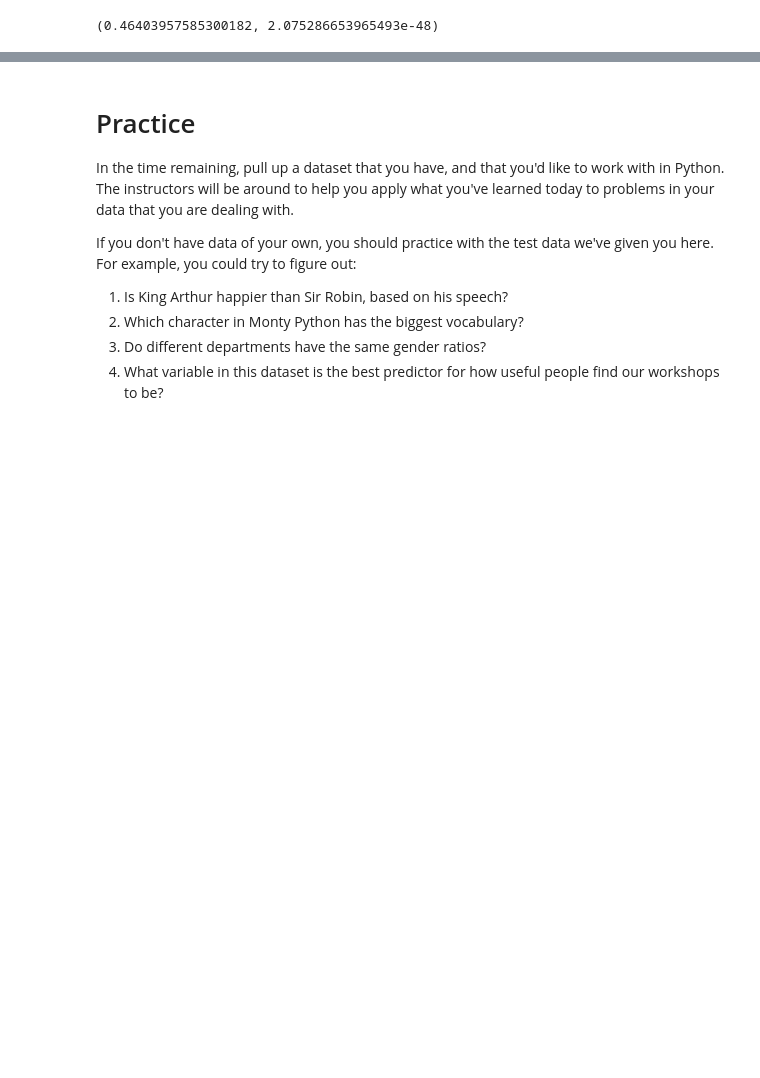
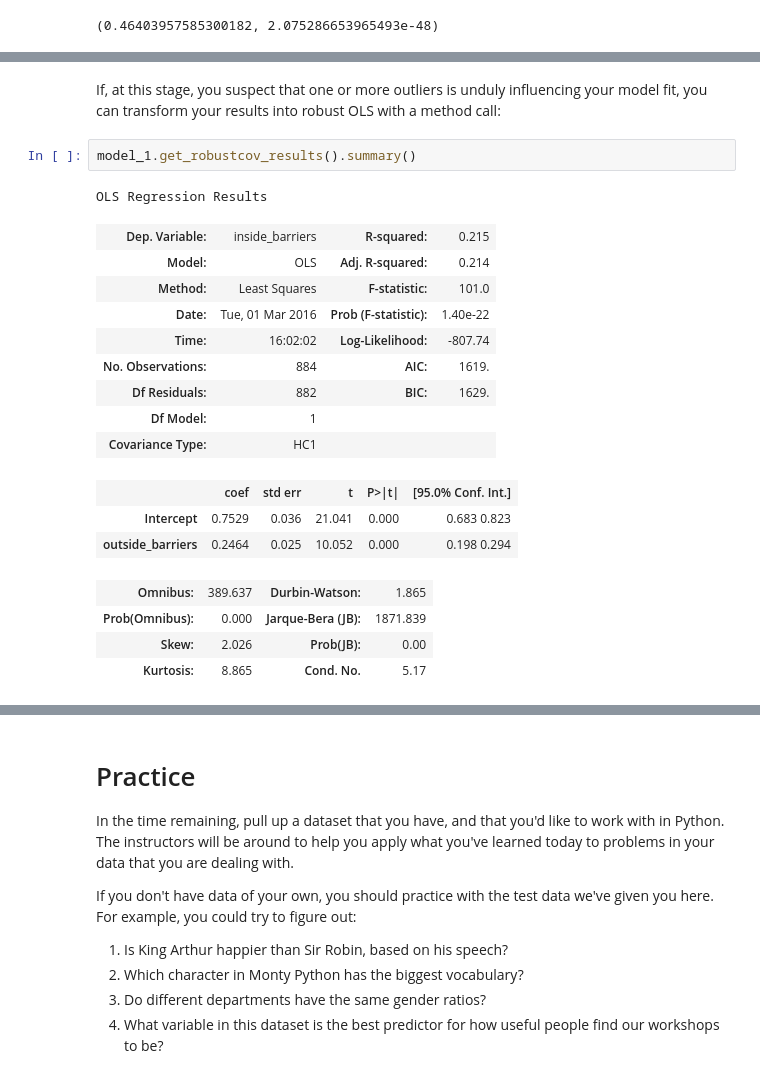
Before and after one commit to dlab-berkeley/python-for-everything, a Jupyter notebook: instructor/day_three.ipynb, the cells around one changed output, grey strips where cells are left out. Cells and saved outputs as stored; diff of their text form; blank space fills up the shorter version.

```diff
--- a/instructor/day_three.ipynb
+++ b/instructor/day_three.ipynb
@@ -787,0 +846,22 @@ You'll notice that we haven't done a whole lot of statistical analyses yet. For
+# %% [markdown]
+If, at this stage, you suspect that one or more outliers is unduly influencing your model fit, you can transform your results into robust OLS with a method call:
+# %%
+model_1.get_robustcov_results().summary()
+# %% [output]
+OLS Regression Results
+| Dep. Variable: | inside_barriers | R-squared: | 0.215 |
+| Model: | OLS | Adj. R-squared: | 0.214 |
+| Method: | Least Squares | F-statistic: | 101.0 |
+| Date: | Tue, 01 Mar 2016 | Prob (F-statistic): | 1.40e-22 |
+| Time: | 16:02:02 | Log-Likelihood: | -807.74 |
+| No. Observations: | 884 | AIC: | 1619. |
+| Df Residuals: | 882 | BIC: | 1629. |
+| Df Model: | 1 |  |  |
+| Covariance Type: | HC1 |  |  |
+|  | coef | std err | t | P>|t| | [95.0% Conf. Int.] |
+| Intercept | 0.7529 | 0.036 | 21.041 | 0.000 | 0.683 0.823 |
+| outside_barriers | 0.2464 | 0.025 | 10.052 | 0.000 | 0.198 0.294 |
+| Omnibus: | 389.637 | Durbin-Watson: | 1.865 |
+| Prob(Omnibus): | 0.000 | Jarque-Bera (JB): | 1871.839 |
+| Skew: | 2.026 | Prob(JB): | 0.00 |
+| Kurtosis: | 8.865 | Cond. No. | 5.17 |
```
Also changed, not shown: parts of 18 cells of this notebook.
